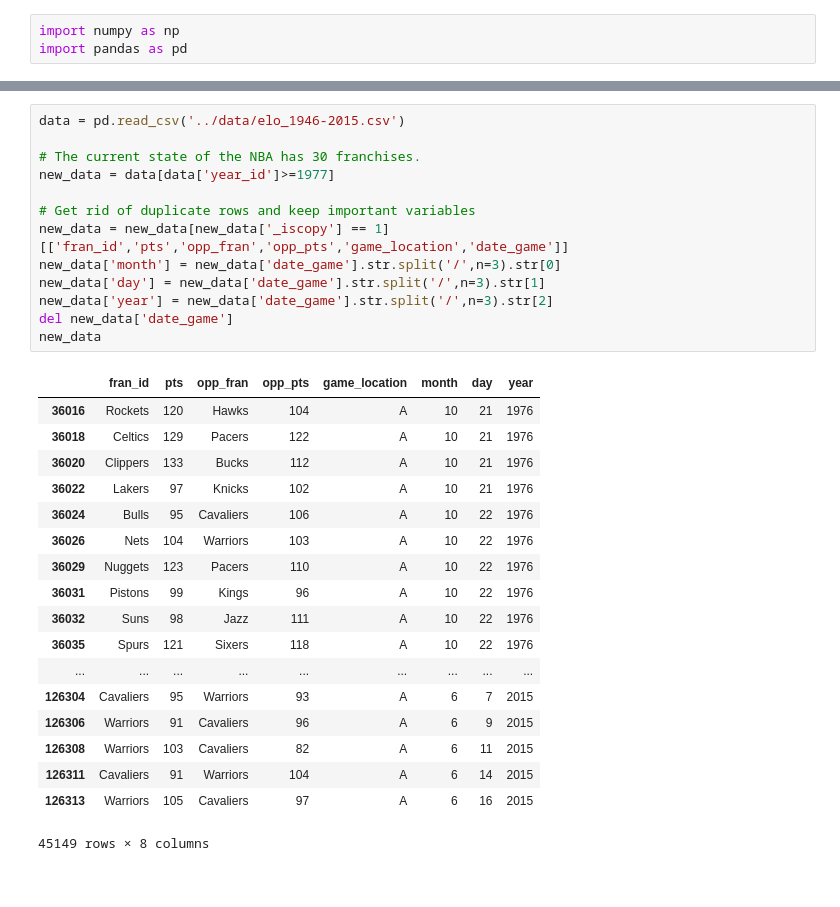
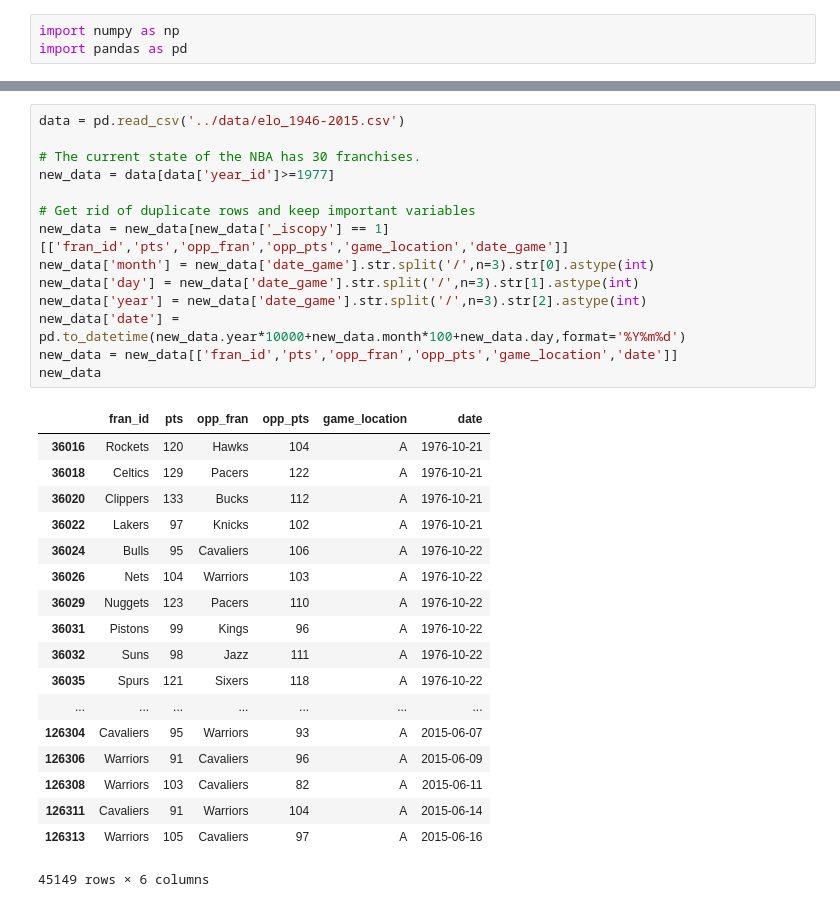
Before and after one commit to a-morr/nbacme, a Jupyter notebook: Scraping/make_history.ipynb, the cells around one changed output, grey strips where cells are left out. Saved outputs shown, nothing was run; the diff lists cells and outputs as text.

```diff
--- a/Scraping/make_history.ipynb
+++ b/Scraping/make_history.ipynb
@@ -91,35 +93,36 @@ recent
 # %%
 data = pd.read_csv('../data/elo_1946-2015.csv')
 
 # The current state of the NBA has 30 franchises.
 new_data = data[data['year_id']>=1977]
 
 # Get rid of duplicate rows and keep important variables
 new_data = new_data[new_data['_iscopy'] == 1] [['fran_id','pts','opp_fran','opp_pts','game_location','date_game']]
-new_data['month'] = new_data['date_game'].str.split('/',n=3).str[0]
-new_data['day'] = new_data['date_game'].str.split('/',n=3).str[1]
-new_data['year'] = new_data['date_game'].str.split('/',n=3).str[2]
-del new_data['date_game']
+new_data['month'] = new_data['date_game'].str.split('/',n=3).str[0].astype(int)
+new_data['day'] = new_data['date_game'].str.split('/',n=3).str[1].astype(int)
+new_data['year'] = new_data['date_game'].str.split('/',n=3).str[2].astype(int)
+new_data['date'] = pd.to_datetime(new_data.year*10000+new_data.month*100+new_data.day,format='%Y%m%d')
+new_data = new_data[['fran_id','pts','opp_fran','opp_pts','game_location','date']]
 new_data
 # %% [output]
-|  | fran_id | pts | opp_fran | opp_pts | game_location | month | day | year |
-| 36016 | Rockets | 120 | Hawks | 104 | A | 10 | 21 | 1976 |
-| 36018 | Celtics | 129 | Pacers | 122 | A | 10 | 21 | 1976 |
-| 36020 | Clippers | 133 | Bucks | 112 | A | 10 | 21 | 1976 |
-| 36022 | Lakers | 97 | Knicks | 102 | A | 10 | 21 | 1976 |
-| 36024 | Bulls | 95 | Cavaliers | 106 | A | 10 | 22 | 1976 |
-| 36026 | Nets | 104 | Warriors | 103 | A | 10 | 22 | 1976 |
-| 36029 | Nuggets | 123 | Pacers | 110 | A | 10 | 22 | 1976 |
-| 36031 | Pistons | 99 | Kings | 96 | A | 10 | 22 | 1976 |
-| 36032 | Suns | 98 | Jazz | 111 | A | 10 | 22 | 1976 |
-| 36035 | Spurs | 121 | Sixers | 118 | A | 10 | 22 | 1976 |
-| ... | ... | ... | ... | ... | ... | ... | ... | ... |
-| 126304 | Cavaliers | 95 | Warriors | 93 | A | 6 | 7 | 2015 |
-| 126306 | Warriors | 91 | Cavaliers | 96 | A | 6 | 9 | 2015 |
-| 126308 | Warriors | 103 | Cavaliers | 82 | A | 6 | 11 | 2015 |
-| 126311 | Cavaliers | 91 | Warriors | 104 | A | 6 | 14 | 2015 |
-| 126313 | Warriors | 105 | Cavaliers | 97 | A | 6 | 16 | 2015 |
+|  | fran_id | pts | opp_fran | opp_pts | game_location | date |
+| 36016 | Rockets | 120 | Hawks | 104 | A | 1976-10-21 |
+| 36018 | Celtics | 129 | Pacers | 122 | A | 1976-10-21 |
+| 36020 | Clippers | 133 | Bucks | 112 | A | 1976-10-21 |
+| 36022 | Lakers | 97 | Knicks | 102 | A | 1976-10-21 |
+| 36024 | Bulls | 95 | Cavaliers | 106 | A | 1976-10-22 |
+| 36026 | Nets | 104 | Warriors | 103 | A | 1976-10-22 |
+| 36029 | Nuggets | 123 | Pacers | 110 | A | 1976-10-22 |
+| 36031 | Pistons | 99 | Kings | 96 | A | 1976-10-22 |
+| 36032 | Suns | 98 | Jazz | 111 | A | 1976-10-22 |
+| 36035 | Spurs | 121 | Sixers | 118 | A | 1976-10-22 |
+| ... | ... | ... | ... | ... | ... | ... |
+| 126304 | Cavaliers | 95 | Warriors | 93 | A | 2015-06-07 |
+| 126306 | Warriors | 91 | Cavaliers | 96 | A | 2015-06-09 |
+| 126308 | Warriors | 103 | Cavaliers | 82 | A | 2015-06-11 |
+| 126311 | Cavaliers | 91 | Warriors | 104 | A | 2015-06-14 |
+| 126313 | Warriors | 105 | Cavaliers | 97 | A | 2015-06-16 |
-45149 rows × 8 columns
+45149 rows × 6 columns
 # %%
 final = pd.concat([recent,new_data])
 final
```
Also changed, not shown: parts of 5 cells of this notebook, 2 other files.
